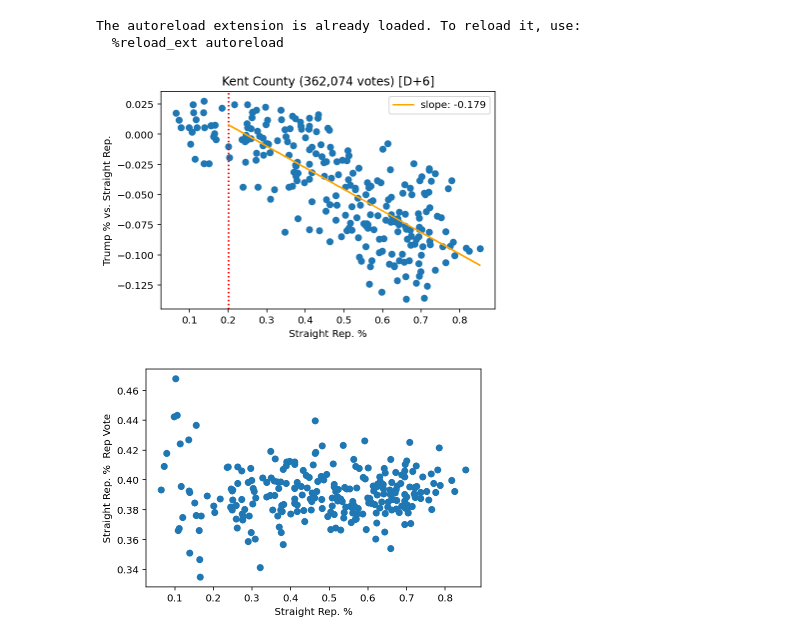
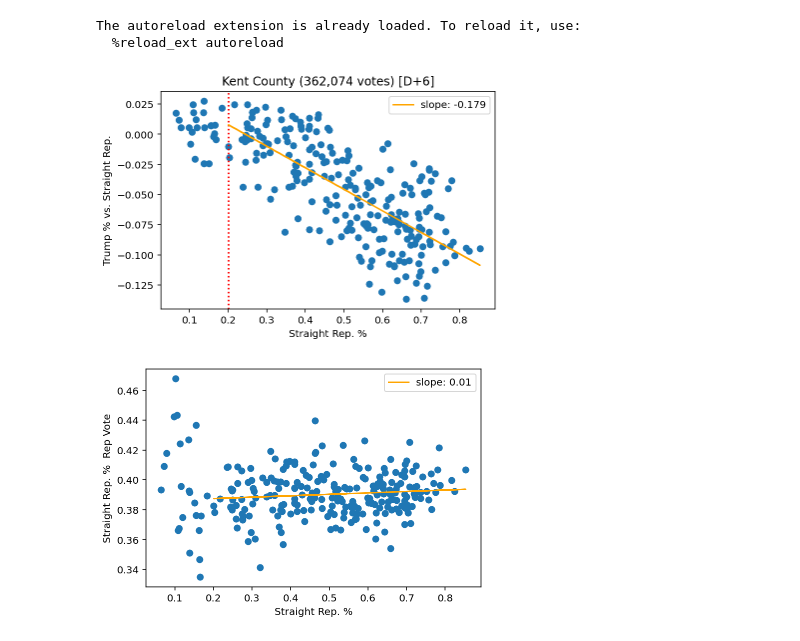
Before and after one commit to AlwaysBCoding/michigan, a Jupyter notebook: counties/04-kent/Kent.ipynb, the cells around one changed output. Drawn from its saved outputs; the diff is of its cells as text; code cells hidden in the pictures.

Commit message:
Adds slope to kent rep %

```diff
--- a/counties/04-kent/Kent.ipynb
+++ b/counties/04-kent/Kent.ipynb
@@ -55,28 +55,41 @@ x = np.array(slope_points_x)
 # %%
 plt.scatter(
     straight_republican_percentage,
     trump_relative_performance
 )
 
 plt.xlabel('Straight Rep. %')
 plt.ylabel('Trump % vs. Straight Rep.')
 plt.axvline(x=0.2, color='red', linestyle='dotted')
 
 plt.plot(x, m*x + b, color='orange', label=f'slope: {round(m, 3)}')
 plt.legend(loc=0)
 
 plt.title('Kent County (362,074 votes) [D+6]')
 
 plt.show()
 
 plt.scatter(
  straight_republican_percentage,
  straight_republican_vote_percentage
 )
 
 plt.xlabel('Straight Rep. %')
 plt.ylabel('Straight Rep. %  Rep Vote')
+
+slope_points_x = []
+slope_points_y = []
+
+for index, value in enumerate(straight_republican_percentage):
+    if value > 0.2:
+        slope_points_x.append(value)
+        slope_points_y.append(straight_republican_vote_percentage[index])
+
+m, b = np.polyfit(slope_points_x, slope_points_y, 1)
+x = np.array(slope_points_x)
+plt.plot(x, m*x + b, color='orange', label=f'slope: {round(m, 3)}')
+plt.legend(loc=0)
 plt.show()
 # %% [output]
 [figure]
-[figure, old version]
+[figure, new version]
```
